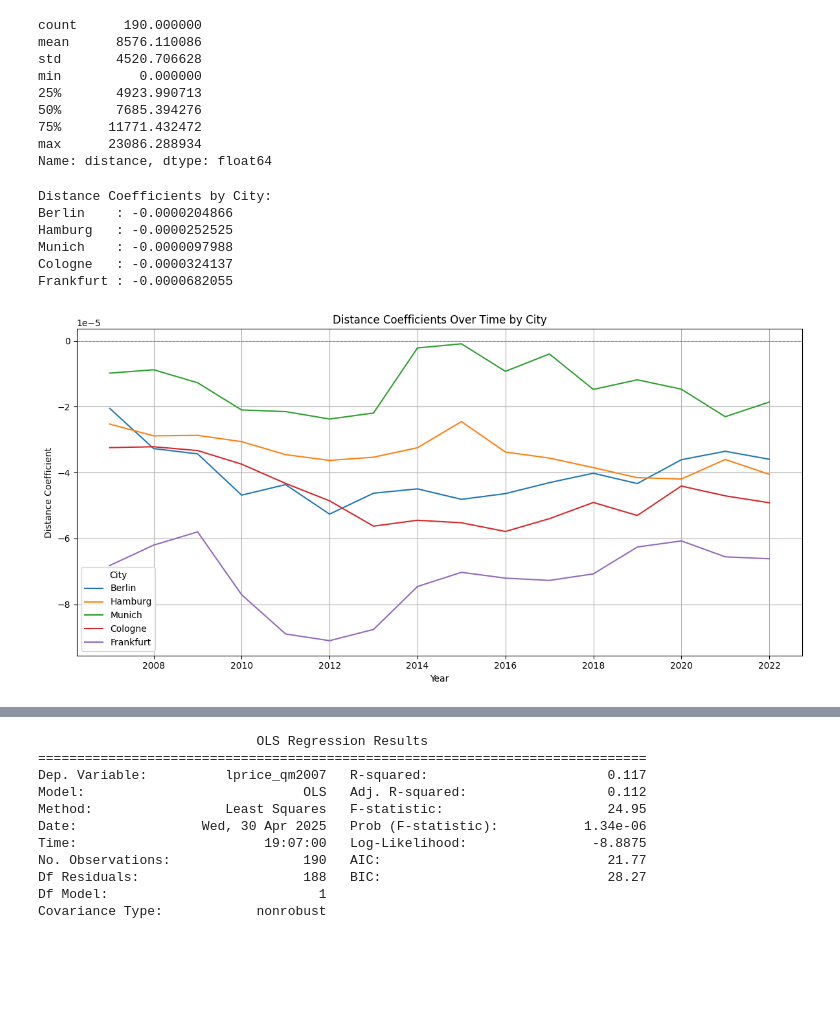
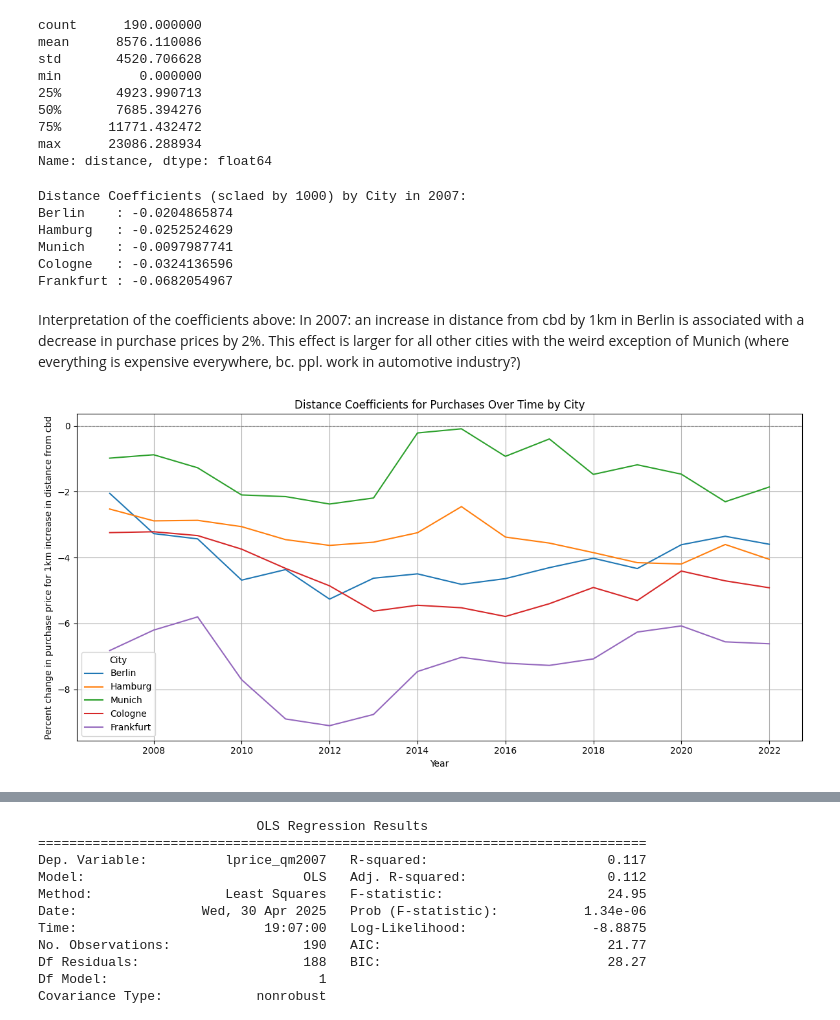
Before and after one commit to dbursy/qse_collaboration, a Jupyter notebook: notebooks/QSE_Tutorial_2_Group_2.ipynb, the cells around one changed output, grey strips where cells are left out. Cells and saved outputs as stored; diff of their text form; code cells hidden in the pictures; blank space fills up the shorter version.

Commit message:
Tut_2 Task_3 added results for rents, rescaled and remodeled some code into functions

```diff
--- a/notebooks/QSE_Tutorial_2_Group_2.ipynb
+++ b/notebooks/QSE_Tutorial_2_Group_2.ipynb
@@ -680,3 +696,4 @@ gdf_purchase_index['cbd'] = gdf_purchase_index['cbd'].fillna(value=0)
 ## Transform prices to log prices
 for year in range(2007, 2023):
     gdf_purchase_index['lprice_qm'+str(year)] = np.log(gdf_purchase_index['price_qm'+str(year)])
+    gdf_rent_index['lprice_qm'+str(year)] = np.log(gdf_rent_index['price_qm'+str(year)])
@@ -707,17 +702,22 @@ Name: distance, dtype: float64
 # %%
-# Generalize above code for all cities under investigation
+# Define the function to compute euclidian distance using R2 norm distances
+def calculate_distance(gdf):
+    cities = ['berlin', 'hamburg', 'munich', 'cologne', 'frankfurt']
 
-cities = ['berlin', 'hamburg', 'munich', 'cologne', 'frankfurt']
+    for city in cities:
+        condition_cbd = (gdf['city'] == city) & (gdf['cbd'] == 1)
+        condition_cbd_not = (gdf['city'] == city)
 
-for city in cities:
-    condition_cbd = (gdf_purchase_index['city'] == city) & (gdf_purchase_index['cbd'] == 1)
-    condition_cbd_not = (gdf_purchase_index['city'] == city)
+        # Distance will be zero for cbd
+        gdf.loc[gdf['city'] == city, 'distance'] = np.sqrt(
+            (gdf.loc[condition_cbd_not, 'target_x'] - gdf.loc[condition_cbd, 'target_x'].values)**2 +
+            (gdf.loc[condition_cbd_not, 'target_y'] - gdf.loc[condition_cbd, 'target_y'].values)**2
+        )
 
-    ## Distance using R2 Norm, distance will be zero for cbd
-    gdf_purchase_index.loc[gdf_purchase_index['city'] == city , 'distance'] = np.sqrt(
-        (gdf_purchase_index.loc[condition_cbd_not, 'target_x'] - gdf_purchase_index.loc[condition_cbd, 'target_x'].values)**2 +
-        (gdf_purchase_index.loc[condition_cbd_not, 'target_y'] - gdf_purchase_index.loc[condition_cbd, 'target_y'].values)**2
-    )
+    return gdf
+
+gdf_purchase_index = calculate_distance(gdf_purchase_index)
+gdf_rent_index = calculate_distance(gdf_rent_index)
 
 gdf_purchase_index.loc[gdf_purchase_index['city'] == 'berlin', 'distance'].describe()
 # %% [output]
@@ -744,20 +744,26 @@ for city in cities:
 
     model = sm.OLS(Y, X)
     results = model.fit()
-    results_dict[city] = results
+
+    # Scale the coefficients by 1000, interpretation of coefficient now: 1km more distance
+    scaled_params = results.params * 1000
+    results_dict[city] = scaled_params
 
 # Compare distance coefficient across cities, a bit hard to read currently bc. of the scaling of the distance measure
-print("Distance Coefficients by City:")
+print("Distance Coefficients (sclaed by 1000) by City in 2007:")
 for city in cities:
-    coef = results_dict[city].params['distance']
+    coef = results_dict[city]['distance']
     print(f"{city.title():<10}: {coef:.10f}")
 # %% [output]
-Distance Coefficients by City:
-Berlin    : -0.0000204866
-Hamburg   : -0.0000252525
-Munich    : -0.0000097988
-Cologne   : -0.0000324137
-Frankfurt : -0.0000682055
+Distance Coefficients (sclaed by 1000) by City in 2007:
+Berlin    : -0.0204865874
+Hamburg   : -0.0252524629
+Munich    : -0.0097987741
+Cologne   : -0.0324136596
+Frankfurt : -0.0682054967
+# %% [markdown]
+Interpretation of the coefficients above:
+In 2007: an increase in distance from cbd by 1km in Berlin is associated with a decrease in purchase prices by 2%. This effect is larger for all other cities with the weird exception of Munich (where everything is expensive everywhere, bc. ppl. work in automotive industry?)
 # %%
 cities = ['berlin', 'hamburg', 'munich', 'cologne', 'frankfurt']
 years = range(2007, 2023)
@@ -770,34 +776,35 @@ for year in years:
     for city in cities:
         df_city = gdf_purchase_index[gdf_purchase_index['city'] == city]
         if year_col in df_city.columns:
             df_city = df_city[[year_col, 'distance']].dropna()
             Y = df_city[year_col]
             X = sm.add_constant(df_city['distance'])
             model = sm.OLS(Y, X)
             results = model.fit()
             results_dict[year][city] = results
 
 # Build DataFrame with coefficients
 coef_df = pd.DataFrame(index=years, columns=[city.title() for city in cities])
 
 for year in years:
     for city in cities:
         result = results_dict[year][city]
-        coef_df.at[year, city.title()] = result.params['distance']
+        # Rescale to 1km for ease of interpretaion and mulitply by 100 for percent interpretation
+        coef_df.at[year, city.title()] = result.params['distance'] * 1000 * 100
 
 # Plotting
 plt.figure(figsize=(12, 6))
 
 for city in coef_df.columns:
     plt.plot(coef_df.index, coef_df[city], label=city)
 
-plt.title("Distance Coefficients Over Time by City")
+plt.title("Distance Coefficients for Purchases Over Time by City")
 plt.xlabel("Year")
-plt.ylabel("Distance Coefficient")
+plt.ylabel("Percent change in purchase price for 1km increase in distance from cbd")
 plt.axhline(0, color='gray', linewidth=0.8, linestyle='--')
 plt.legend(title="City")
 plt.grid(True)
 plt.tight_layout()
 plt.show()
 # %% [output]
-[figure, old version]
+[figure, new version]
```
Also changed, not shown: parts of 7 cells of this notebook.
